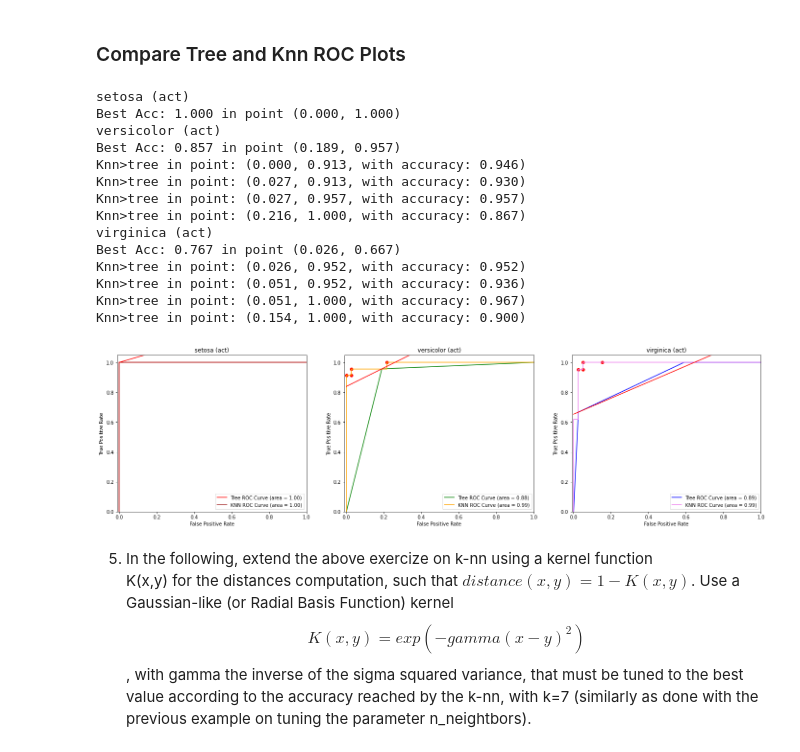
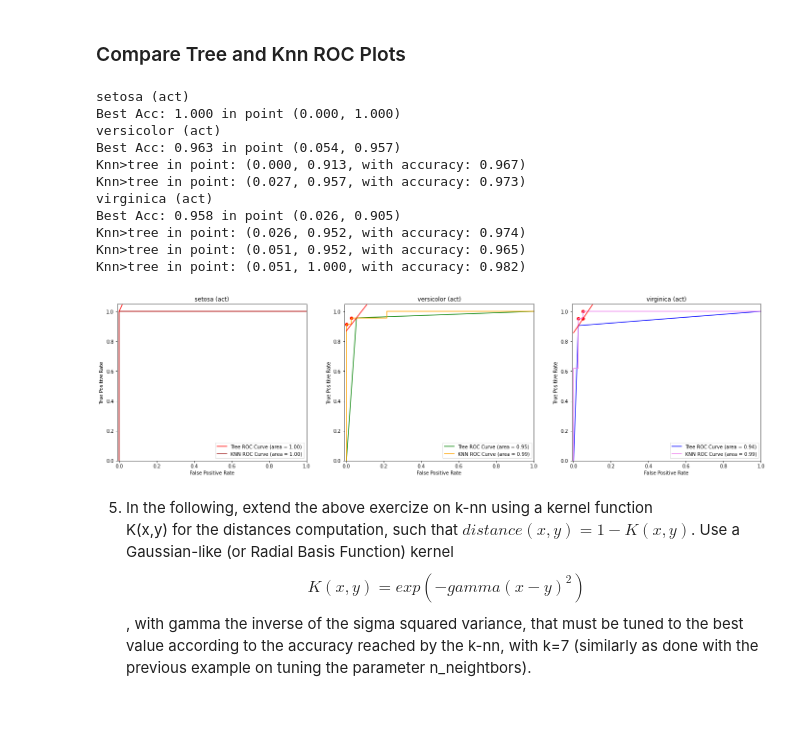
Before and after one commit to GFazorR/AAut-exercises, a Jupyter notebook: Lecture NoteBooks/3_Distance_Based_Models/classification_iris_knn_aa_21_22.ipynb, the cells around one changed output. Cells and saved outputs as stored; diff of their text form; code cells hidden in the pictures; blank space fills up the shorter version.

```diff
--- a/Lecture NoteBooks/3_Distance_Based_Models/classification_iris_knn_aa_21_22.ipynb
+++ b/Lecture NoteBooks/3_Distance_Based_Models/classification_iris_knn_aa_21_22.ipynb
@@ -468,7 +466,8 @@ grid = {
     'min_impurity_decrease':[0.05,0.03, 0.01, 0.0],
     'min_samples_split': [5, 10, 15, 2],
     'max_leaf_nodes': [5, 10, 15, None],
-    'max_features': ['auto', None]
+    'max_features': ['auto', None],
+    'random_state': [300]
 }
 
 # Grid search CV for parameter tuning
@@ -540,8 +539,8 @@ colors2 = ['brown', 'orange', 'violet']
 for i in range(n_classes):
     print(sub_titles[i])
 
-    neg = sum([1 if i == j else 0 for j in y_test])
-    pos = len(y_test) - neg
+    pos = sum([1 if i == j else 0 for j in y_test])
+    neg = len(y_test) - pos
     slope = neg/pos
 
     tree_probs = clf_refined.predict_proba(X_test)
@@ -553,56 +552,53 @@ for i in range(n_classes):
     knn_auc = auc(knn_fpr, knn_tpr)
 
     tree_acc = list()
-    for x,y in list(zip(tree_tpr, tree_fpr)):
-        acc = (x*(pos/n_samples))+(neg/n_samples)-((pos/n_samples)*y)
+    for x,y in list(zip(tree_fpr, tree_tpr)):
+        acc = (y*(pos/n_samples))+(neg/n_samples)-((pos/n_samples)*x)
         tree_acc.append(acc)
 
     knn_acc = list()
-    for x,y in list(zip(knn_tpr, knn_fpr)):
-        acc = (x*(pos/n_samples))+(neg/n_samples)-((pos/n_samples)*y)
+    for x,y in list(zip(knn_fpr, knn_tpr)):
+        acc = (y*(pos/n_samples))+(neg/n_samples)-((pos/n_samples)*x)
         knn_acc.append(acc)
 
     tree_acc = np.array(tree_acc)
     best_acc = np.max(tree_acc)
     idx = np.argmax(tree_acc)
     print(f'Best Acc: {best_acc:.3f} in point ({tree_fpr[idx]:.3f}, {tree_tpr[idx]:.3f})')
 
     x_sloped = np.linspace(0,1,100)
     y_sloped = slope*(x_sloped - tree_fpr[idx]) + tree_tpr[idx]
 
 
     axes[i].plot(tree_fpr, tree_tpr, color=colors[i], label=(f'Tree ROC Curve (area = {tree_auc:.2f})'))
     axes[i].plot(knn_fpr, knn_tpr, color=colors2[i], label=(f'KNN ROC Curve (area = {knn_auc:.2f})'))
     axes[i].plot(x_sloped, y_sloped,color='red')
     axes[i].set_title(sub_titles[i])
 
     knn_acc = np.array(knn_acc)
     knn_points = np.array(np.where(knn_acc>best_acc))
 
 
 
 
     for j in knn_points[0]:
         print(f'Knn>tree in point: ({knn_fpr[j]:.3f}, {knn_tpr[j]:.3f}, with accuracy: {knn_acc[j]:.3f})')
         axes[i].scatter(knn_fpr[j],knn_tpr[j], color='red')
 
     axes[i].legend(loc='lower right')
 # %% [output]
 setosa (act)
 Best Acc: 1.000 in point (0.000, 1.000)
 versicolor (act)
-Best Acc: 0.857 in point (0.189, 0.957)
-Knn>tree in point: (0.000, 0.913, with accuracy: 0.946)
-Knn>tree in point: (0.027, 0.913, with accuracy: 0.930)
-Knn>tree in point: (0.027, 0.957, with accuracy: 0.957)
-Knn>tree in point: (0.216, 1.000, with accuracy: 0.867)
+Best Acc: 0.963 in point (0.054, 0.957)
+Knn>tree in point: (0.000, 0.913, with accuracy: 0.967)
+Knn>tree in point: (0.027, 0.957, with accuracy: 0.973)
 virginica (act)
-Best Acc: 0.767 in point (0.026, 0.667)
-Knn>tree in point: (0.026, 0.952, with accuracy: 0.952)
-Knn>tree in point: (0.051, 0.952, with accuracy: 0.936)
-Knn>tree in point: (0.051, 1.000, with accuracy: 0.967)
-Knn>tree in point: (0.154, 1.000, with accuracy: 0.900)
+Best Acc: 0.958 in point (0.026, 0.905)
+Knn>tree in point: (0.026, 0.952, with accuracy: 0.974)
+Knn>tree in point: (0.051, 0.952, with accuracy: 0.965)
+Knn>tree in point: (0.051, 1.000, with accuracy: 0.982)
-[figure, old version]
+[figure, new version]
 # %% [markdown]
 5. In the following, extend the above exercize on k-nn using a kernel function
 K(x,y) for the distances computation, such that $distance(x,y)=1-K(x,y)$.    Use a Gaussian-like (or Radial Basis Function) kernel $$K(x,y)=exp(-gamma(x-y)^2)$$, with gamma the inverse of the sigma squared variance, that must be tuned to the best value according to the accuracy reached by the k-nn, with k=7 (similarly as done with the previous example on tuning the parameter n_neightbors).
```
Also changed, not shown: parts of 7 cells of this notebook, 2 other files.
